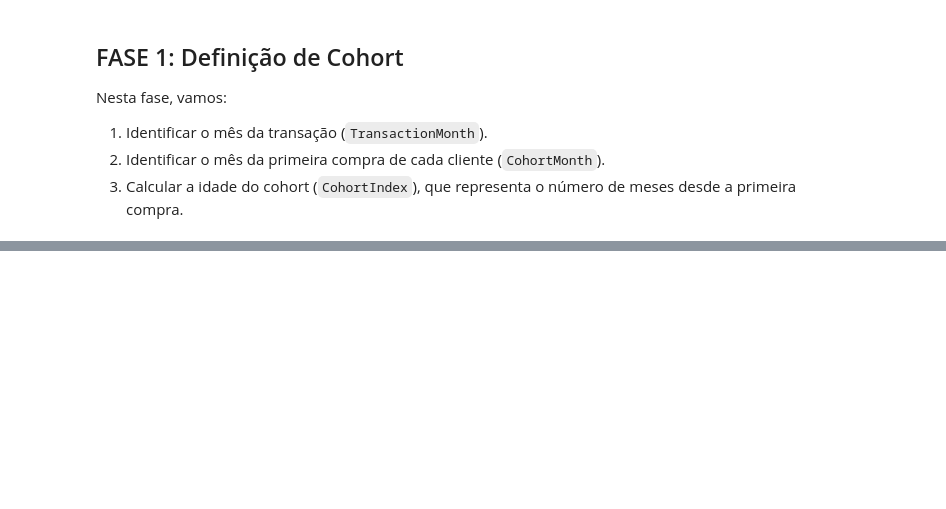
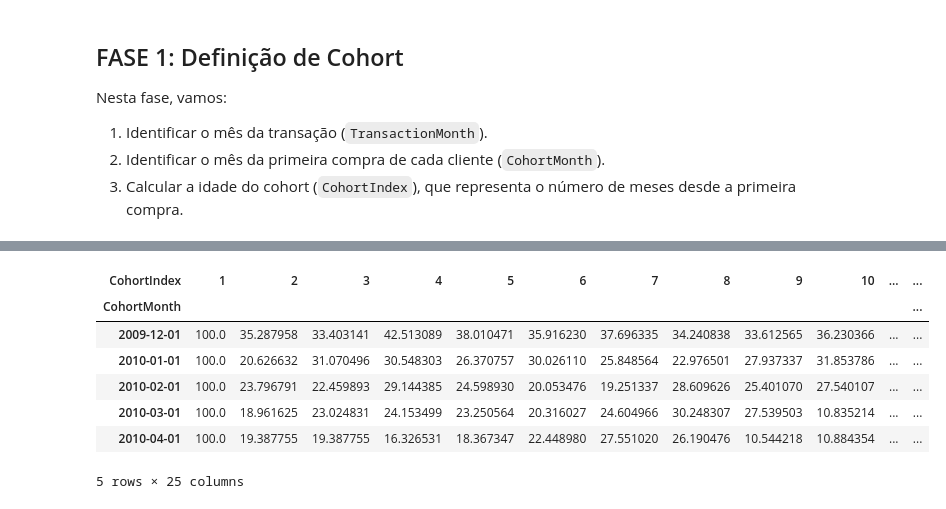
Before and after one commit to rafael-a-ribeiro/Portfolio, a Jupyter notebook: Análise de Cohort para Retenção de Clientes.ipynb, the cells around one changed output, grey strips where cells are left out. Saved outputs shown, nothing was run; the diff lists cells and outputs as text; code cells hidden in the pictures; blank space fills up the shorter version.

```diff
--- a/Análise de Cohort para Retenção de Clientes.ipynb
+++ b/Análise de Cohort para Retenção de Clientes.ipynb
@@ -85,0 +239,11 @@ df.head()
+# %%
+retention.head()
+# %% [output]
+| CohortIndex | 1 | 2 | 3 | 4 | 5 | 6 | 7 | 8 | 9 | 10 | ... | ... |
+| CohortMonth |  |  |  |  |  |  |  |  |  |  |  | ... |
+| 2009-12-01 | 100.0 | 35.287958 | 33.403141 | 42.513089 | 38.010471 | 35.916230 | 37.696335 | 34.240838 | 33.612565 | 36.230366 | ... | ... |
+| 2010-01-01 | 100.0 | 20.626632 | 31.070496 | 30.548303 | 26.370757 | 30.026110 | 25.848564 | 22.976501 | 27.937337 | 31.853786 | ... | ... |
+| 2010-02-01 | 100.0 | 23.796791 | 22.459893 | 29.144385 | 24.598930 | 20.053476 | 19.251337 | 28.609626 | 25.401070 | 27.540107 | ... | ... |
+| 2010-03-01 | 100.0 | 18.961625 | 23.024831 | 24.153499 | 23.250564 | 20.316027 | 24.604966 | 30.248307 | 27.539503 | 10.835214 | ... | ... |
+| 2010-04-01 | 100.0 | 19.387755 | 19.387755 | 16.326531 | 18.367347 | 22.448980 | 27.551020 | 26.190476 | 10.544218 | 10.884354 | ... | ... |
+5 rows × 25 columns
```
Also changed, not shown: parts of 14 cells of this notebook, 1 other file.
